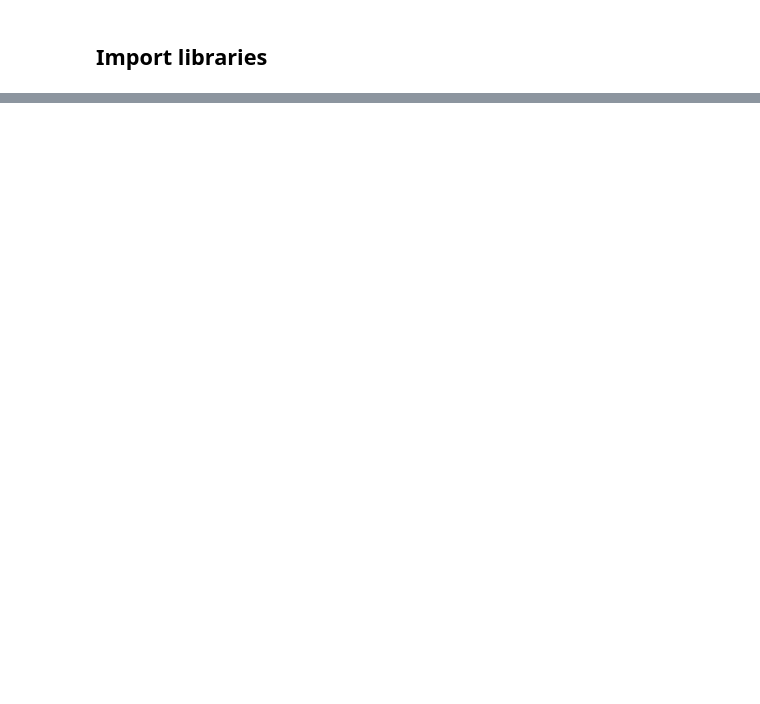
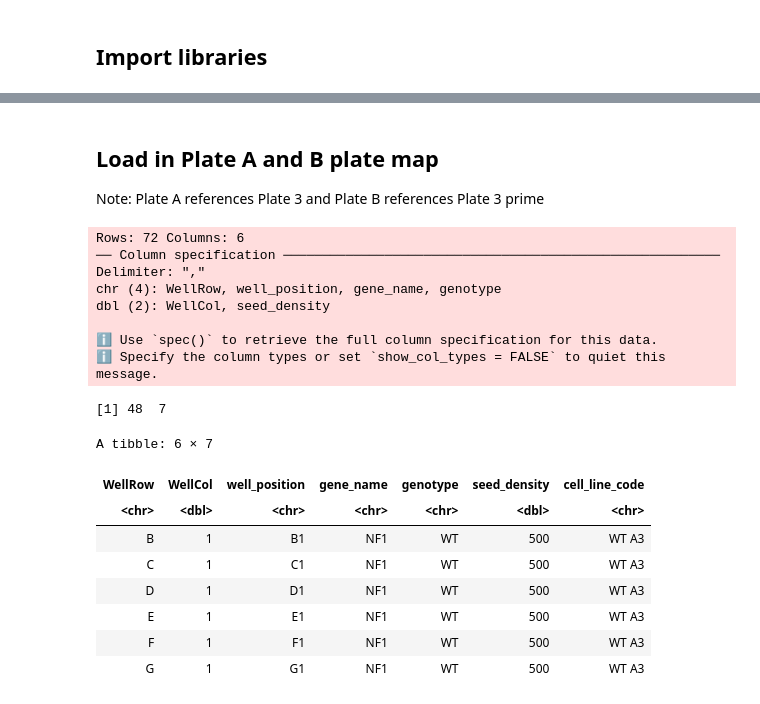
Before and after one commit to mtalbot-texas/nf1_schwann_cell_morphology_signature, a Jupyter notebook: 4.figures/supp_figure_2/supp_figure_2.ipynb, the cells around one changed output, grey strips where cells are left out. Cells and saved outputs as stored; diff of their text form; code cells hidden in the pictures; blank space fills up the shorter version.

```diff
--- a/4.figures/supp_figure_2/supp_figure_2.ipynb
+++ b/4.figures/supp_figure_2/supp_figure_2.ipynb
@@ -269,0 +31,42 @@ genotype_corr_gg
+# %% [markdown]
+## Load in Plate A and B plate map
+
+Note: Plate A references Plate 3 and Plate B references Plate 3 prime
+# %%
+# Load data
+plate_A_B_file <- file.path(platemap_dir, "platemap_NF1_plate3.csv")
+
+plate_A_B_df <- readr::read_csv(plate_A_B_file)
+
+# Remove rows where genotype is "HET"
+plate_A_B_df <- plate_A_B_df %>%
+  filter(!grepl("HET", genotype)) %>%
+  mutate(
+    cell_line_code = case_when(
+      genotype == "Null" ~ "Null C04",
+      genotype == "WT" ~ "WT A3",
+      TRUE ~ genotype
+    )
+  )
+
+dim(plate_A_B_df)
+head(plate_A_B_df)
+# %% [output]
+Rows: 72 Columns: 6
+── Column specification ────────────────────────────────────────────────────────
+Delimiter: ","
+chr (4): WellRow, well_position, gene_name, genotype
+dbl (2): WellCol, seed_density
+
+ℹ Use `spec()` to retrieve the full column specification for this data.
+ℹ Specify the column types or set `show_col_types = FALSE` to quiet this message.
+[1] 48  7
+A tibble: 6 × 7
+| WellRow | WellCol | well_position | gene_name | genotype | seed_density | cell_line_code |
+| <chr> | <dbl> | <chr> | <chr> | <chr> | <dbl> | <chr> |
+| B | 1 | B1 | NF1 | WT | 500 | WT A3 |
+| C | 1 | C1 | NF1 | WT | 500 | WT A3 |
+| D | 1 | D1 | NF1 | WT | 500 | WT A3 |
+| E | 1 | E1 | NF1 | WT | 500 | WT A3 |
+| F | 1 | F1 | NF1 | WT | 500 | WT A3 |
+| G | 1 | G1 | NF1 | WT | 500 | WT A3 |
```
Also changed, not shown: parts of 21 cells of this notebook, 18 other files.
